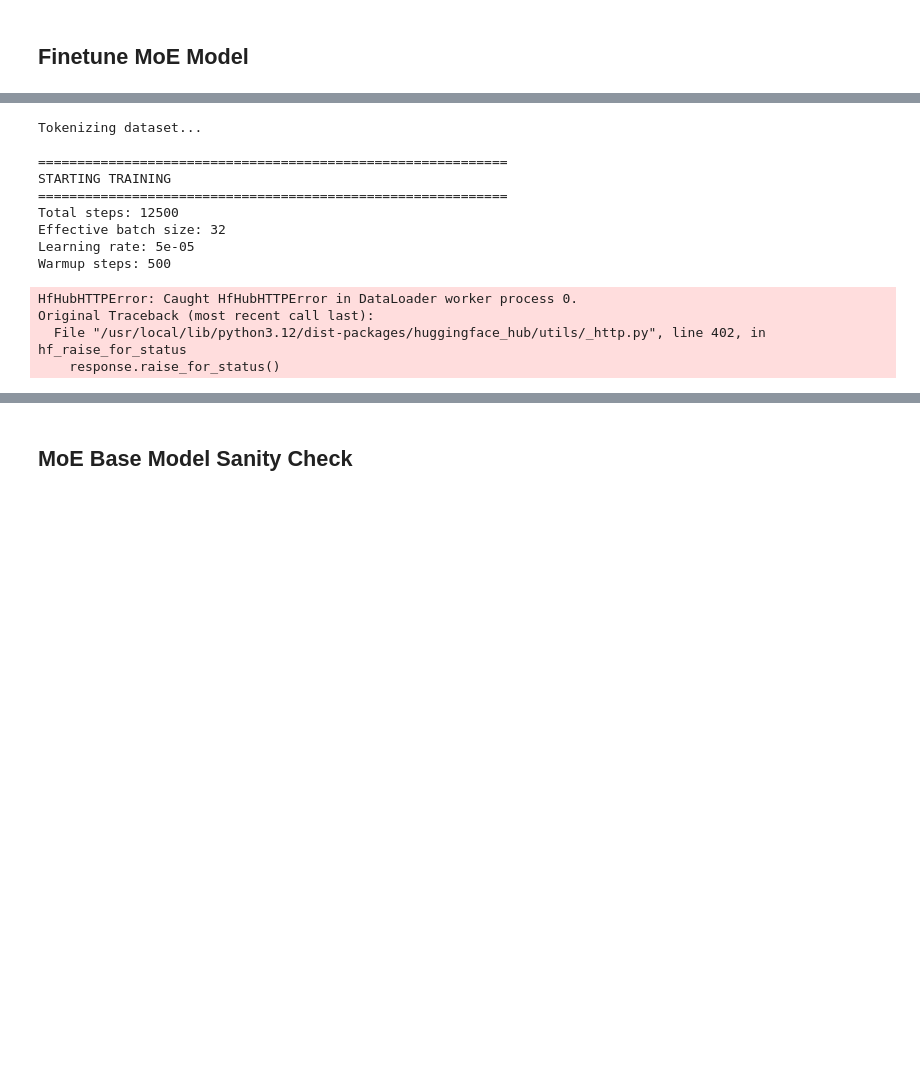
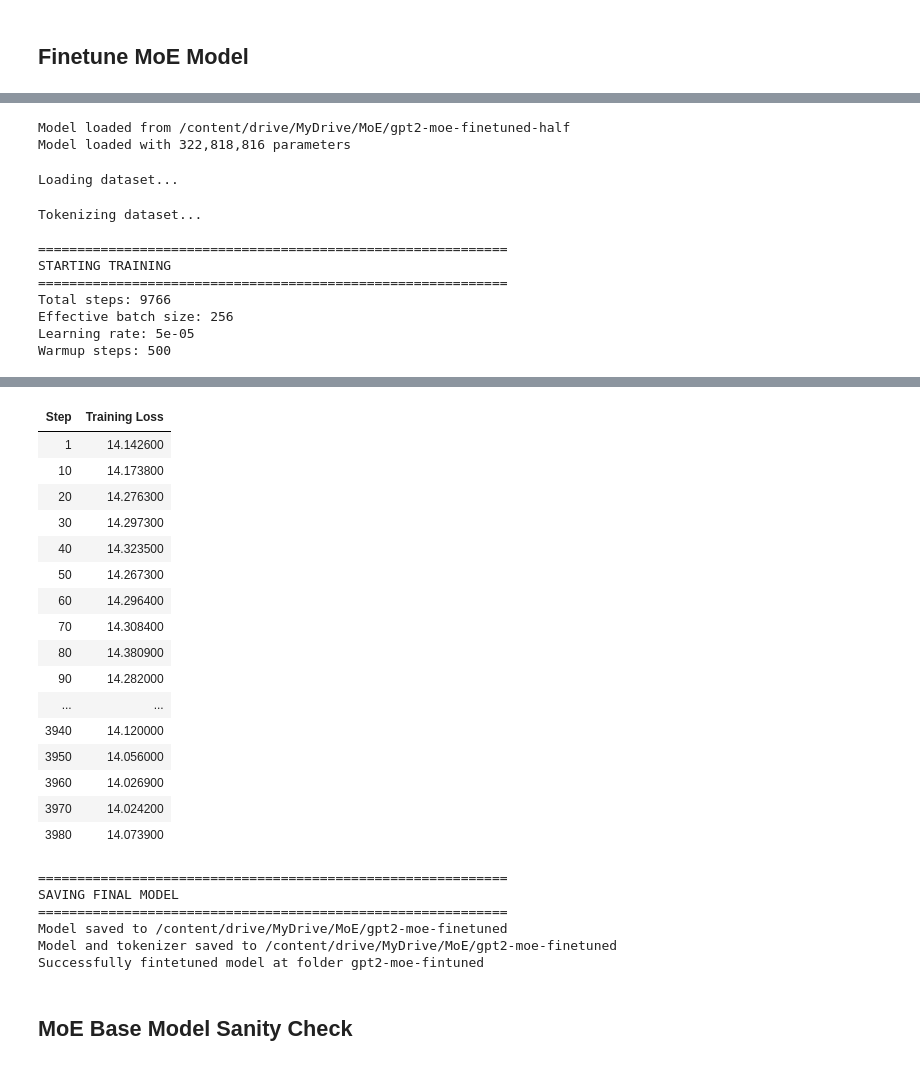
Before and after one commit to leesean5150/50.040-NLP-Project, a Jupyter notebook: moe_upcycling.ipynb, the cells around one changed output, grey strips where cells are left out. Cells and saved outputs as stored; diff of their text form; code cells hidden in the pictures; blank space fills up the shorter version.

```diff
--- a/moe_upcycling.ipynb
+++ b/moe_upcycling.ipynb
@@ -10,7 +10,6 @@ Mounted at /content/drive
 # %% [markdown]
 ## Import Dependencies
 # %%
-
 import torch
 import torch.nn as nn
 from torch.optim import Optimizer
@@ -25,9 +24,14 @@ from typing import Callable, Iterable, Tuple
 from utils import *
 import numpy as np
 import matplotlib.pyplot as plt
+import seaborn as sns
 import pandas as pd
+from collections import defaultdict
 import csv
 from tqdm import tqdm
+from google.colab import userdata
+
+hf_token = userdata.get('hf')
 
 DEVICE = torch.device("cuda" if torch.cuda.is_available() else "cpu")
 print(DEVICE)
@@ -323,6 +316,7 @@ def load_moe_model(load_path, device='cuda'):
     # Load trained weights
     state_dict = torch.load(os.path.join(load_path, 'pytorch_model.bin'), map_location=device)
     base_model.load_state_dict(state_dict)
+    base_model.to(device)
 
     print(f"Model loaded from {load_path}")
     return base_model
@@ -376,9 +371,14 @@ class MoETrainer(Trainer):
 
         total_aux_loss = 0.0
 
+        # Calculate aux loss
         for name, module in model.named_modules():
-            if isinstance(module, MoELayer) and hasattr(module, 'aux_loss'):
-                total_aux_loss += module.aux_loss
+            if hasattr(module, 'aux_loss'):
+                 # Ensure it's a tensor (handle cases where it might be 0.0 float)
+                loss_val = module.aux_loss
+                if isinstance(loss_val, float):
+                    loss_val = torch.tensor(loss_val, device=lm_loss.device)
+                total_aux_loss += loss_val
 
         total_loss = lm_loss + total_aux_loss
 
@@ -413,8 +413,8 @@ def finetune_moe_model(
     tokenizer.pad_token = tokenizer.eos_token
 
     print(f"\nLoading dataset...")
-    dataset = load_dataset('allenai/c4', 'en', split='train', streaming=True)
-    dataset = dataset.shuffle(seed=42, buffer_size=1000).take(100_000)
+    dataset = load_dataset('allenai/c4', 'en', split='train', streaming=True, token=hf_token)
+    dataset = dataset.shuffle(seed=1337, buffer_size=1000).take(3_000_000)
 
     # Tokenize dataset
     def tokenize_function(examples):
@@ -488,16 +488,16 @@ def finetune_moe_model(
     return model
 # %%
 finetuned_model = finetune_moe_model(
-        moe_model_path=f'{save_base_path}/gpt2-moe-upcycled',
+        moe_model_path=f'{save_base_path}/gpt2-moe-finetuned-half',
         output_dir=f'{save_base_path}/gpt2-moe-finetuned',
-        num_train_steps=12500,
-        batch_size=16,
-        gradient_accumulation_steps=2,
+        num_train_steps=9766,
+        batch_size=64,
+        gradient_accumulation_steps=4,
         learning_rate=5e-5,
         warmup_steps=500,
     )
 
-print("Successfully fintetuned model at path ./gpt2-moe-fintuned")
+print("Successfully fintetuned model at folder gpt2-moe-fintuned")
 
 del finetuned_model
 # %% [output]
@@ -511,13 +513,12 @@ Loading dataset...
-Tokenizing dataset...
-
-============================================================
-STARTING TRAINING
-============================================================
-Total steps: 12500
-Effective batch size: 32
-Learning rate: 5e-05
-Warmup steps: 500
+Model loaded from /content/drive/MyDrive/MoE/gpt2-moe-finetuned-half
+Model loaded with 322,818,816 parameters
-HfHubHTTPError: Caught HfHubHTTPError in DataLoader worker process 0.
-Original Traceback (most recent call last):
-  File "/usr/local/lib/python3.12/dist-packages/huggingface_hub/utils/_http.py", line 402, in hf_raise_for_status
-    response.raise_for_status()
+Loading dataset...
+Tokenizing dataset...
+
+============================================================
+STARTING TRAINING
+============================================================
+Total steps: 9766
+Effective batch size: 256
+Learning rate: 5e-05
+Warmup steps: 500
@@ -524,3 +527,26 @@ Original Traceback (most recent call last):
+| Step | Training Loss |
+| 1 | 14.142600 |
+| 10 | 14.173800 |
+| 20 | 14.276300 |
+| 30 | 14.297300 |
+| 40 | 14.323500 |
+| 50 | 14.267300 |
+| 60 | 14.296400 |
+| 70 | 14.308400 |
+| 80 | 14.380900 |
+| 90 | 14.282000 |
+| ... | ... |
+| 3940 | 14.120000 |
+| 3950 | 14.056000 |
+| 3960 | 14.026900 |
+| 3970 | 14.024200 |
+| 3980 | 14.073900 |
+============================================================
+SAVING FINAL MODEL
+============================================================
+Model saved to /content/drive/MyDrive/MoE/gpt2-moe-finetuned
+Model and tokenizer saved to /content/drive/MyDrive/MoE/gpt2-moe-finetuned
+Successfully fintetuned model at folder gpt2-moe-fintuned
 # %% [markdown]
 ## MoE Base Model Sanity Check
 # %%
```
Also changed, not shown: parts of 21 cells of this notebook, 1 other file.
